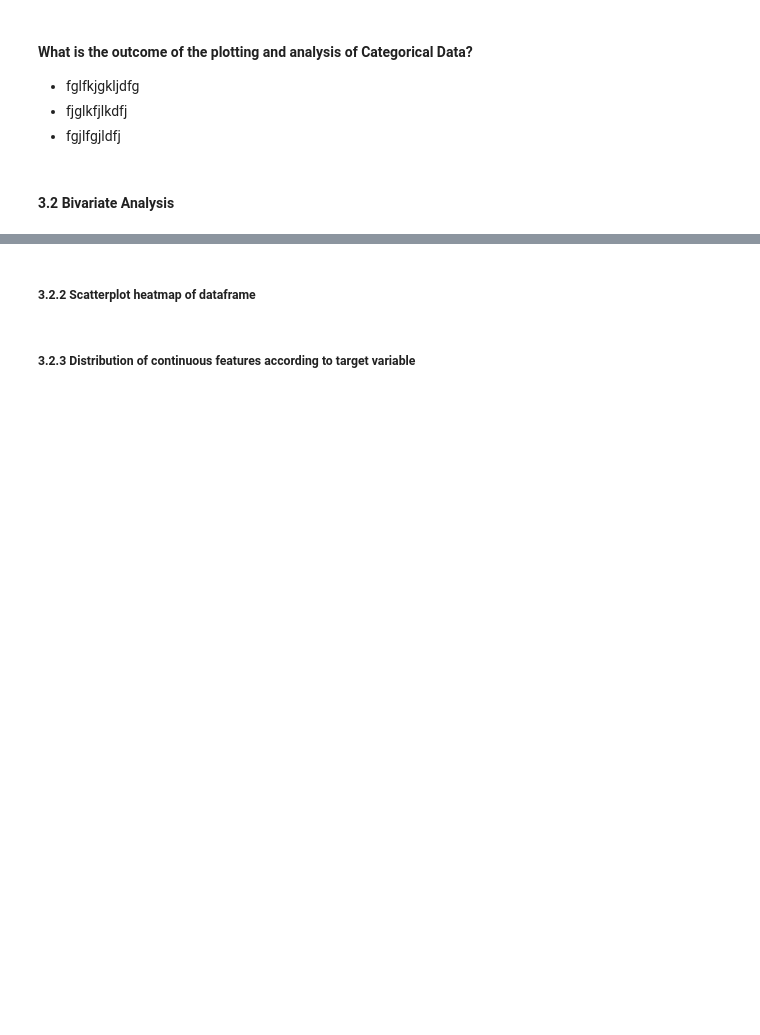
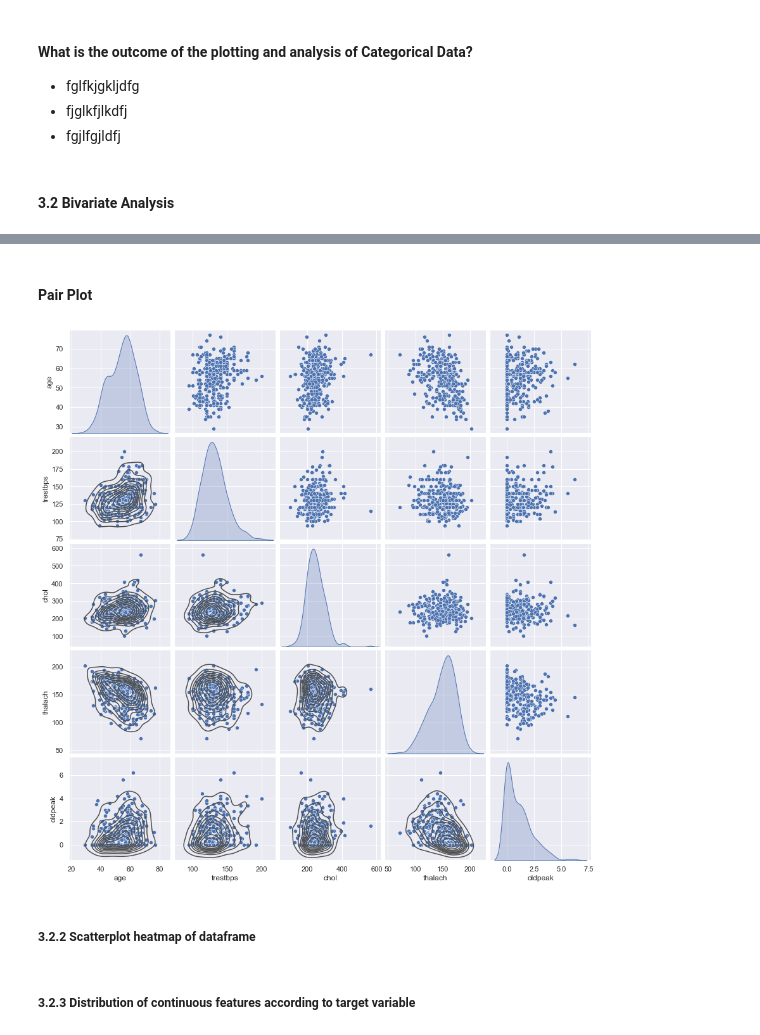
Before and after one commit to mahmoudmoe84/ML_Proejcts, a Jupyter notebook: Heart Attack Template/Heart_Attack_Project_Zero.ipynb, the cells around one changed output, grey strips where cells are left out. Cells and saved outputs as stored; diff of their text form; code cells hidden in the pictures; blank space fills up the shorter version.

```diff
--- a/Heart Attack Template/Heart_Attack_Project_Zero.ipynb
+++ b/Heart Attack Template/Heart_Attack_Project_Zero.ipynb
@@ -468,0 +608,2 @@ for i , z in list(zip(categorical_var,categoric_axis_name)):
+# %%
+final_hd[categorical_var]  = final_hd[categorical_var].astype('int64')
@@ -469,3 +623,13 @@ for i , z in list(zip(categorical_var,categoric_axis_name)):
+# %%
+numeric_var.remove('target')
+# %% [markdown]
+#### Pair Plot
+# %%
+graph = sns.pairplot(final_hd[numeric_var],diag_kind='kde')
+graph.map_lower(sns.kdeplot,color ='.3')
+plt.show()
+# %% [output]
+[figure, added]
 # %% [markdown]
 ##### 3.2.2 Scatterplot heatmap of dataframe
 # %% [markdown]
```
Also changed, not shown: parts of 15 cells of this notebook.
